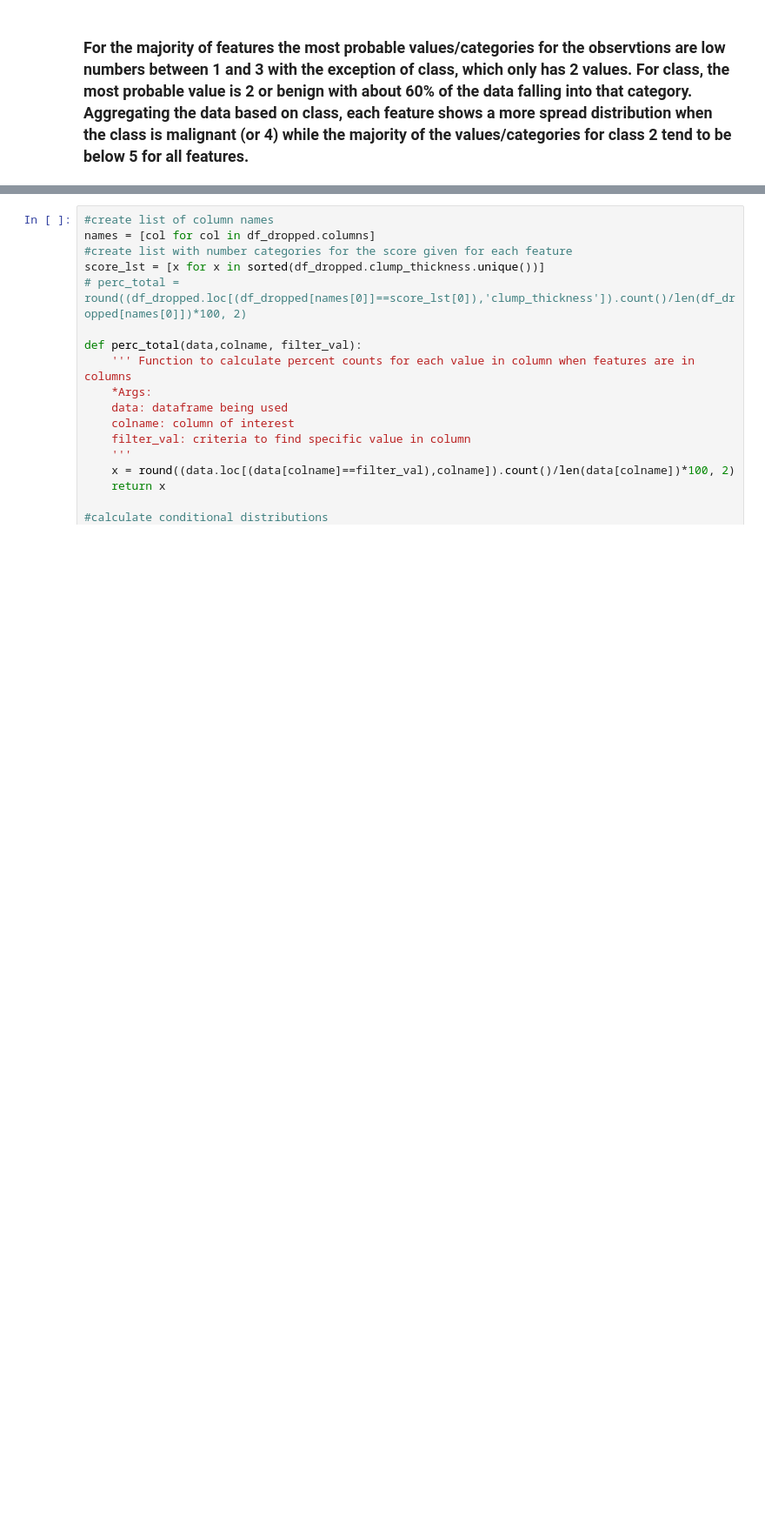
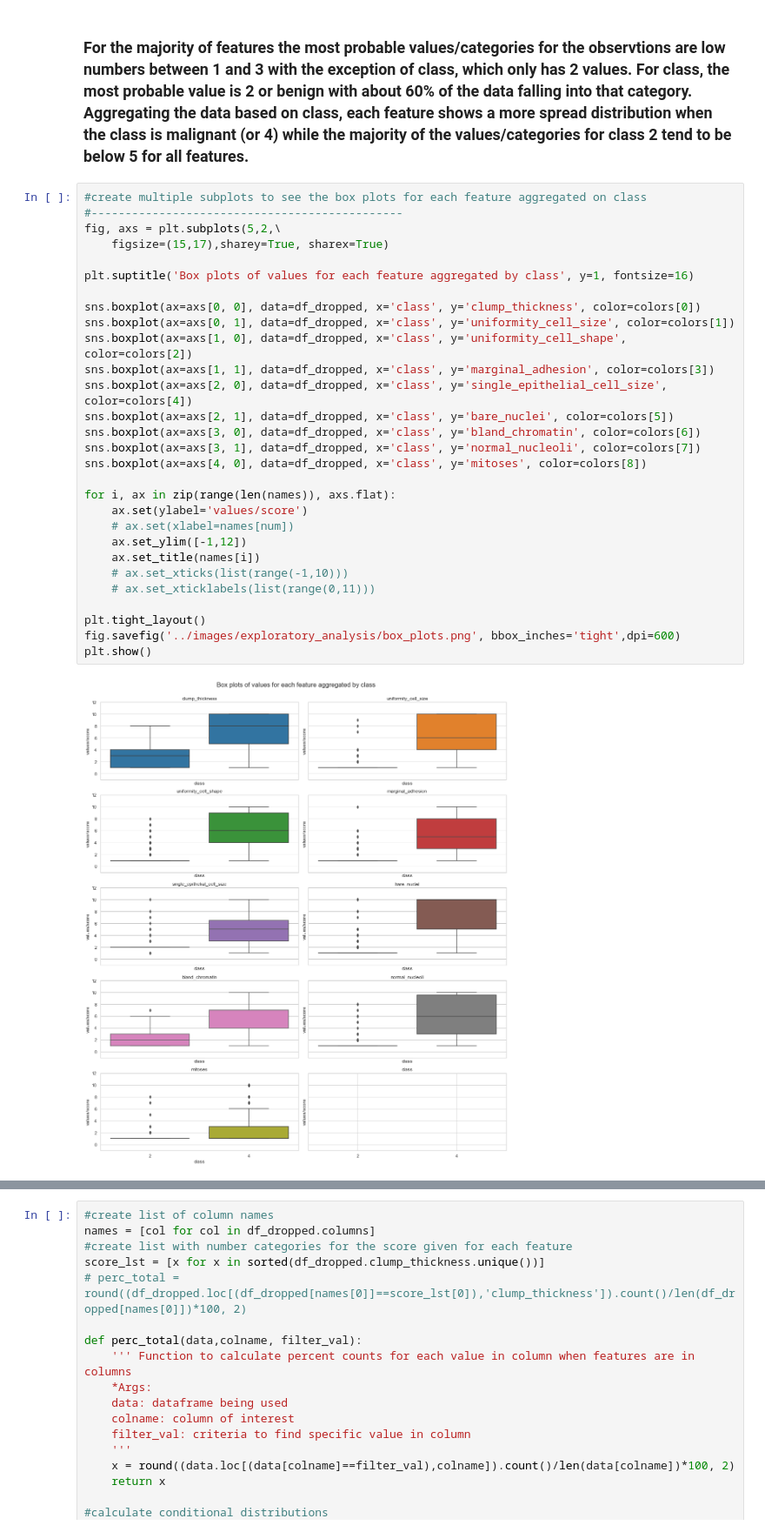
Before and after one commit to rromang/breast_cancer_classification, a Jupyter notebook: notebooks/initial.ipynb, the cells around one changed output, grey strips where cells are left out. Shown at 87% size. Drawn from its saved outputs; the diff is of its cells as text; blank space fills up the shorter version.

```diff
--- a/notebooks/initial.ipynb
+++ b/notebooks/initial.ipynb
@@ -406,2 +413,33 @@ plt.show()
 # %% [markdown]
 ### For the majority of features the most probable values/categories for the observtions are low numbers between 1 and 3 with the exception of class, which only has 2 values. For class, the most probable value is 2 or benign with about 60% of the data falling into that category. Aggregating the data based on class, each feature shows a more spread distribution when the class is malignant (or 4) while the majority of the values/categories for class 2 tend to be below 5 for all features.
+# %%
+#create multiple subplots to see the box plots for each feature aggregated on class
+#----------------------------------------------
+fig, axs = plt.subplots(5,2,\
+    figsize=(15,17),sharey=True, sharex=True)
+
+plt.suptitle('Box plots of values for each feature aggregated by class', y=1, fontsize=16)
+
+sns.boxplot(ax=axs[0, 0], data=df_dropped, x='class', y='clump_thickness', color=colors[0])
+sns.boxplot(ax=axs[0, 1], data=df_dropped, x='class', y='uniformity_cell_size', color=colors[1])
+sns.boxplot(ax=axs[1, 0], data=df_dropped, x='class', y='uniformity_cell_shape', color=colors[2])
+sns.boxplot(ax=axs[1, 1], data=df_dropped, x='class', y='marginal_adhesion', color=colors[3])
+sns.boxplot(ax=axs[2, 0], data=df_dropped, x='class', y='single_epithelial_cell_size', color=colors[4])
+sns.boxplot(ax=axs[2, 1], data=df_dropped, x='class', y='bare_nuclei', color=colors[5])
+sns.boxplot(ax=axs[3, 0], data=df_dropped, x='class', y='bland_chromatin', color=colors[6])
+sns.boxplot(ax=axs[3, 1], data=df_dropped, x='class', y='normal_nucleoli', color=colors[7])
+sns.boxplot(ax=axs[4, 0], data=df_dropped, x='class', y='mitoses', color=colors[8])
+
+for i, ax in zip(range(len(names)), axs.flat):
+    ax.set(ylabel='values/score')
+    # ax.set(xlabel=names[num])
+    ax.set_ylim([-1,12])
+    ax.set_title(names[i])
+    # ax.set_xticks(list(range(-1,10)))
+    # ax.set_xticklabels(list(range(0,11)))
+
+plt.tight_layout()
+fig.savefig('../images/exploratory_analysis/box_plots.png', bbox_inches='tight',dpi=600)
+plt.show()
+# %% [output]
+[figure, added]
```
Also changed, not shown: parts of 8 cells of this notebook, 2 other files.
